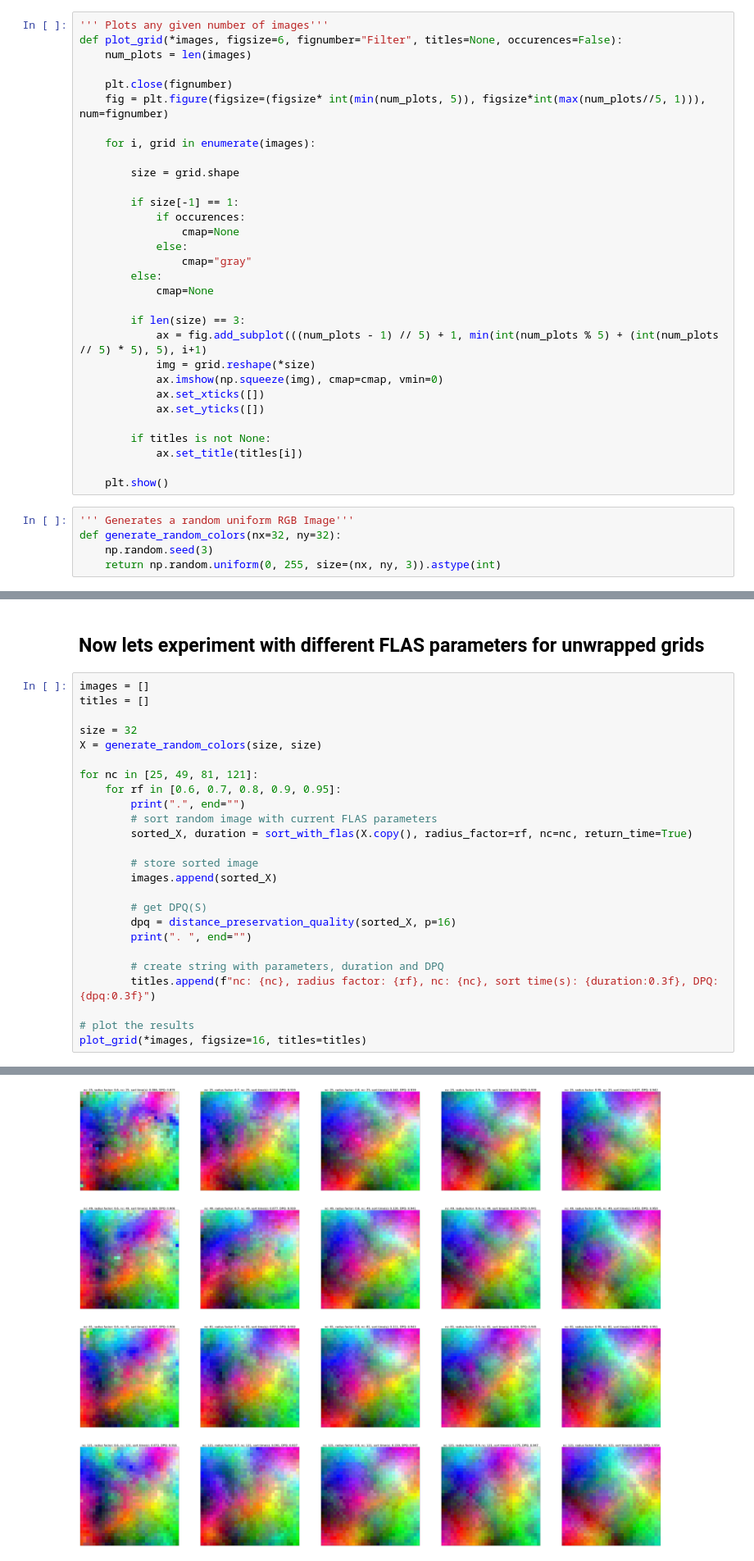
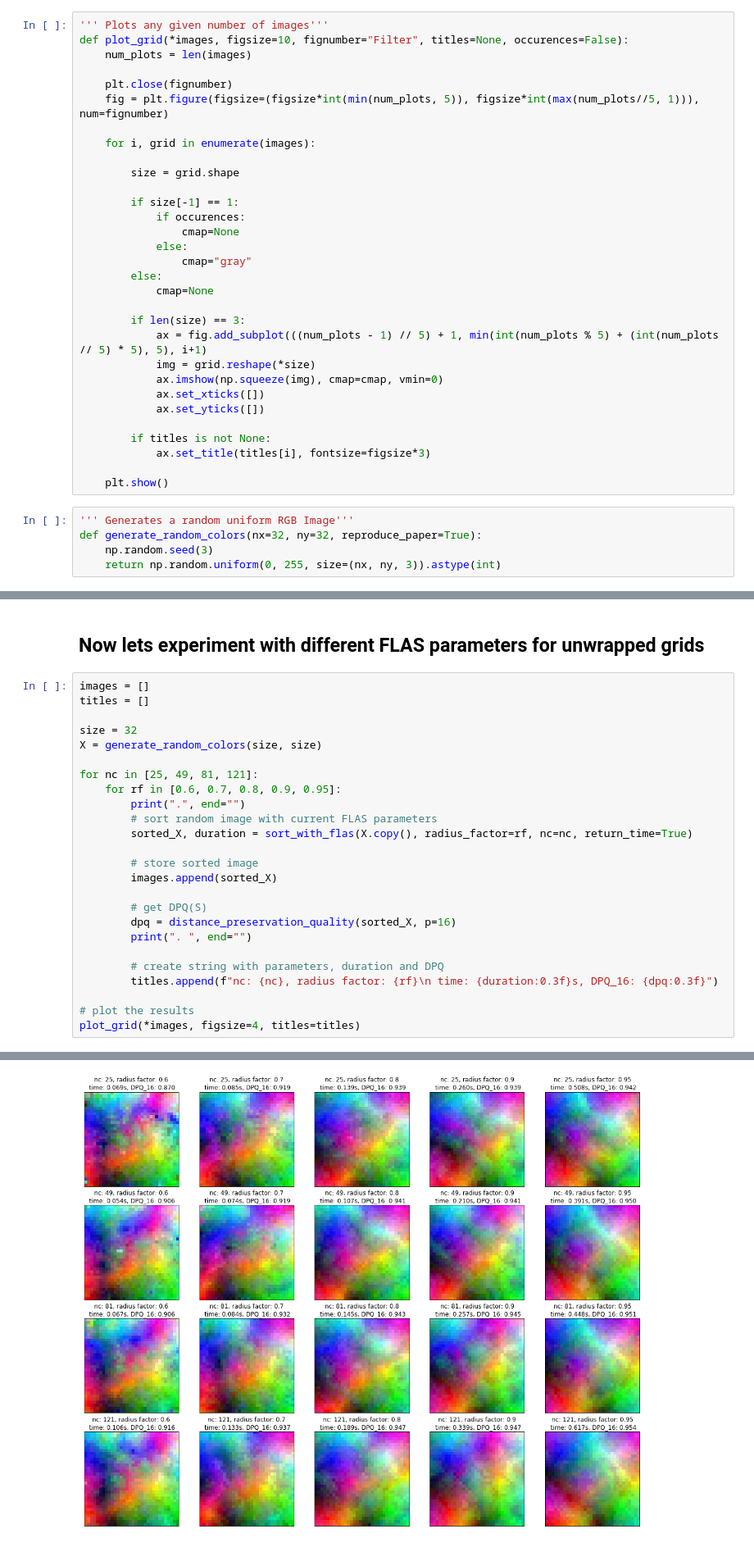
Before and after one commit to Visual-Computing/LAS_FLAS, a Jupyter notebook: DPQ_LAS&FLAS.ipynb, the cells around one changed output, grey strips where cells are left out. Shown at 82% size. Cells and saved outputs as stored; diff of their text form.

```diff
--- a/DPQ_LAS&FLAS.ipynb
+++ b/DPQ_LAS&FLAS.ipynb
@@ -18,11 +18,11 @@ matplotlib.rcParams.update({'font.size': 18})
 ### Utility for plotting and image generation
 # %%
 ''' Plots any given number of images'''
-def plot_grid(*images, figsize=6, fignumber="Filter", titles=None, occurences=False):
+def plot_grid(*images, figsize=10, fignumber="Filter", titles=None, occurences=False):
     num_plots = len(images)
 
     plt.close(fignumber)
-    fig = plt.figure(figsize=(figsize* int(min(num_plots, 5)), figsize*int(max(num_plots//5, 1))), num=fignumber)
+    fig = plt.figure(figsize=(figsize*int(min(num_plots, 5)), figsize*int(max(num_plots//5, 1))), num=fignumber)
 
     for i, grid in enumerate(images):
 
@@ -44,12 +44,12 @@ def plot_grid(*images, figsize=6, fignumber="Filter", titles=None, occurences=Fa
             ax.set_yticks([])
 
         if titles is not None:
-            ax.set_title(titles[i])
+            ax.set_title(titles[i], fontsize=figsize*3)
 
     plt.show()
 # %%
 ''' Generates a random uniform RGB Image'''
-def generate_random_colors(nx=32, ny=32):
+def generate_random_colors(nx=32, ny=32, reproduce_paper=True):
     np.random.seed(3)
     return np.random.uniform(0, 255, size=(nx, ny, 3)).astype(int)
 # %%
@@ -494,31 +493,31 @@ plot_grid(random_image, gradient_image, figsize=8, titles=[f"Random Arrangement,
 # %%
 images = []
 titles = []
 
 size = 32
 X = generate_random_colors(size, size)
 
 for nc in [25, 49, 81, 121]:
     for rf in [0.6, 0.7, 0.8, 0.9, 0.95]:
         print(".", end="")
         # sort random image with current FLAS parameters
         sorted_X, duration = sort_with_flas(X.copy(), radius_factor=rf, nc=nc, return_time=True)
 
         # store sorted image
         images.append(sorted_X)
 
         # get DPQ(S)
         dpq = distance_preservation_quality(sorted_X, p=16)
         print(". ", end="")
 
         # create string with parameters, duration and DPQ
-        titles.append(f"nc: {nc}, radius factor: {rf}, nc: {nc}, sort time(s): {duration:0.3f}, DPQ: {dpq:0.3f}")
+        titles.append(f"nc: {nc}, radius factor: {rf}\n time: {duration:0.3f}s, DPQ_16: {dpq:0.3f}")
 
 # plot the results
-plot_grid(*images, figsize=16, titles=titles)
+plot_grid(*images, figsize=4, titles=titles)
 # %% [output]
 .. .. .. .. .. .. .. .. .. .. .. .. .. .. .. .. .. .. .. ..
-[figure, old version]
+[figure, new version]
 # %% [markdown]
 ## And now for wrapped grids
 # %%
```
Also changed, not shown: parts of 12 cells of this notebook, 4 other files.
